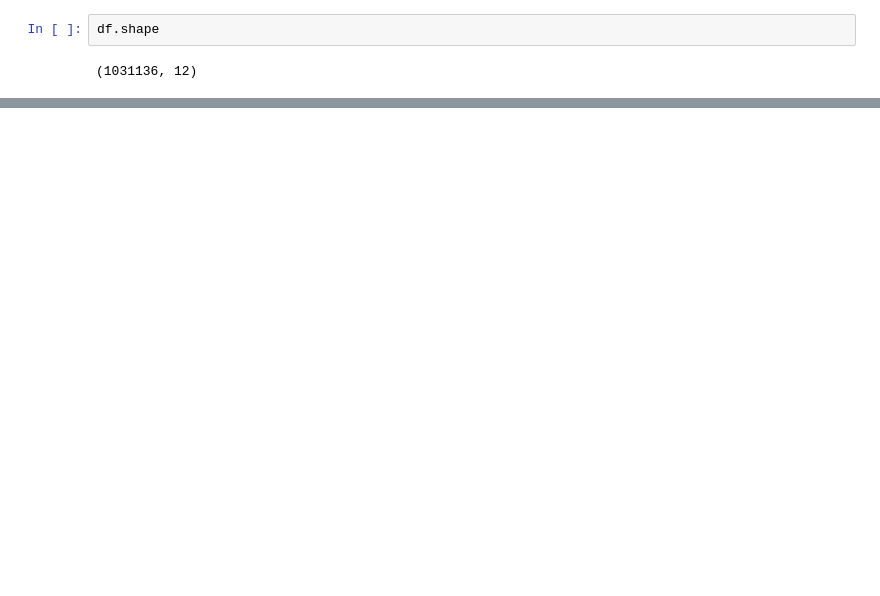
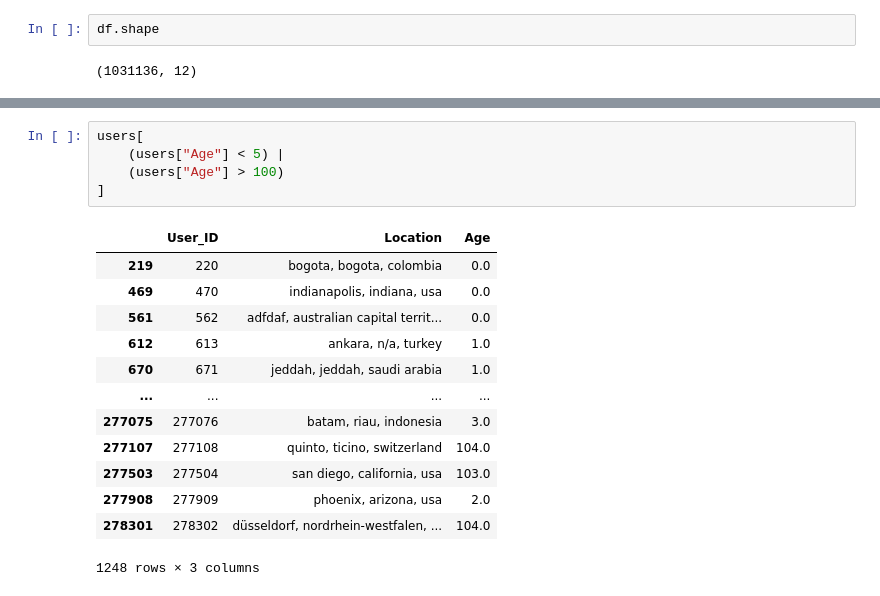
Before and after one commit to AnjaliSapkota/Machine-Learning-Projects, a Jupyter notebook: Book recommendation system/notebooks/EDA.ipynb, the cells around one changed output, grey strips where cells are left out. Cells and saved outputs as stored; diff of their text form; blank space fills up the shorter version.

```diff
--- a/Book recommendation system/notebooks/EDA.ipynb
+++ b/Book recommendation system/notebooks/EDA.ipynb
@@ -348,0 +377,19 @@ df.shape
+# %%
+users[
+    (users["Age"] < 5) |
+    (users["Age"] > 100)
+]
+# %% [output]
+|  | User_ID | Location | Age |
+| 219 | 220 | bogota, bogota, colombia | 0.0 |
+| 469 | 470 | indianapolis, indiana, usa | 0.0 |
+| 561 | 562 | adfdaf, australian capital territ... | 0.0 |
+| 612 | 613 | ankara, n/a, turkey | 1.0 |
+| 670 | 671 | jeddah, jeddah, saudi arabia | 1.0 |
+| ... | ... | ... | ... |
+| 277075 | 277076 | batam, riau, indonesia | 3.0 |
+| 277107 | 277108 | quinto, ticino, switzerland | 104.0 |
+| 277503 | 277504 | san diego, california, usa | 103.0 |
+| 277908 | 277909 | phoenix, arizona, usa | 2.0 |
+| 278301 | 278302 | düsseldorf, nordrhein-westfalen, ... | 104.0 |
+1248 rows × 3 columns
```
Also changed, not shown: parts of 5 cells of this notebook, 6 other files.
